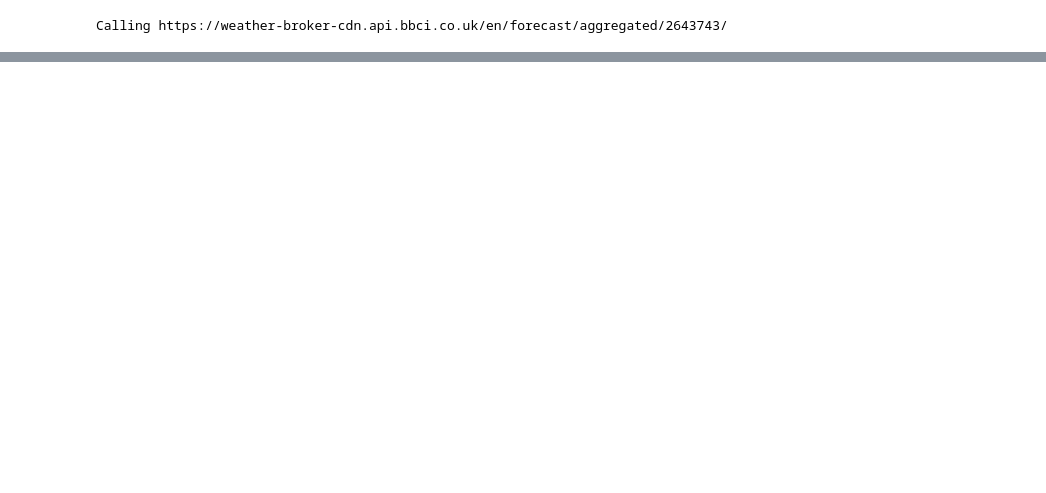
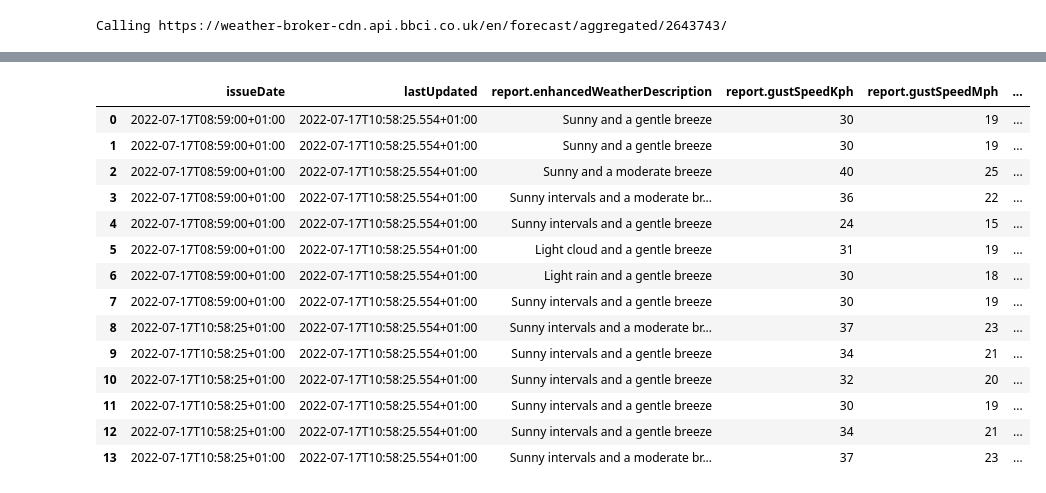
Before and after one commit to CR90-IV/bbc-weather-scraper, a Jupyter notebook: src/scraper-testing.ipynb, the cells around one changed output, grey strips where cells are left out. Saved outputs shown, nothing was run; the diff lists cells and outputs as text; code cells hidden in the pictures; blank space fills up the shorter version.

```diff
--- a/src/scraper-testing.ipynb
+++ b/src/scraper-testing.ipynb
@@ -32,0 +34,3 @@ detailed = pd.json_normalize(response["forecasts"], ["detailed", "reports"], met
+# %%
+records = pd.DataFrame.from_records(response["forecasts"])
+pd.json_normalize(records["detailed"], ["reports"], ["issueDate", "lastUpdated"])
@@ -33,3 +51,18 @@ detailed = pd.json_normalize(response["forecasts"], ["detailed", "reports"], met
 # %%
-pd.json_normalize(response["forecasts"], ["summary"])
+pd.json_normalize(records["summary"])
 # %% [output]
+|  | issueDate | lastUpdated | report.enhancedWeatherDescription | report.gustSpeedKph | report.gustSpeedMph | ... |
+| 0 | 2022-07-17T08:59:00+01:00 | 2022-07-17T10:58:25.554+01:00 | Sunny and a gentle breeze | 30 | 19 | ... |
+| 1 | 2022-07-17T08:59:00+01:00 | 2022-07-17T10:58:25.554+01:00 | Sunny and a gentle breeze | 30 | 19 | ... |
+| 2 | 2022-07-17T08:59:00+01:00 | 2022-07-17T10:58:25.554+01:00 | Sunny and a moderate breeze | 40 | 25 | ... |
+| 3 | 2022-07-17T08:59:00+01:00 | 2022-07-17T10:58:25.554+01:00 | Sunny intervals and a moderate br... | 36 | 22 | ... |
+| 4 | 2022-07-17T08:59:00+01:00 | 2022-07-17T10:58:25.554+01:00 | Sunny intervals and a gentle breeze | 24 | 15 | ... |
+| 5 | 2022-07-17T08:59:00+01:00 | 2022-07-17T10:58:25.554+01:00 | Light cloud and a gentle breeze | 31 | 19 | ... |
+| 6 | 2022-07-17T08:59:00+01:00 | 2022-07-17T10:58:25.554+01:00 | Light rain and a gentle breeze | 30 | 18 | ... |
+| 7 | 2022-07-17T08:59:00+01:00 | 2022-07-17T10:58:25.554+01:00 | Sunny intervals and a gentle breeze | 30 | 19 | ... |
+| 8 | 2022-07-17T10:58:25+01:00 | 2022-07-17T10:58:25.554+01:00 | Sunny intervals and a moderate br... | 37 | 23 | ... |
+| 9 | 2022-07-17T10:58:25+01:00 | 2022-07-17T10:58:25.554+01:00 | Sunny intervals and a gentle breeze | 34 | 21 | ... |
+| 10 | 2022-07-17T10:58:25+01:00 | 2022-07-17T10:58:25.554+01:00 | Sunny intervals and a gentle breeze | 32 | 20 | ... |
+| 11 | 2022-07-17T10:58:25+01:00 | 2022-07-17T10:58:25.554+01:00 | Sunny intervals and a gentle breeze | 30 | 19 | ... |
+| 12 | 2022-07-17T10:58:25+01:00 | 2022-07-17T10:58:25.554+01:00 | Sunny intervals and a gentle breeze | 34 | 21 | ... |
+| 13 | 2022-07-17T10:58:25+01:00 | 2022-07-17T10:58:25.554+01:00 | Sunny intervals and a moderate br... | 37 | 23 | ... |
```
Also changed, not shown: parts of 5 cells of this notebook, 1 other file.
